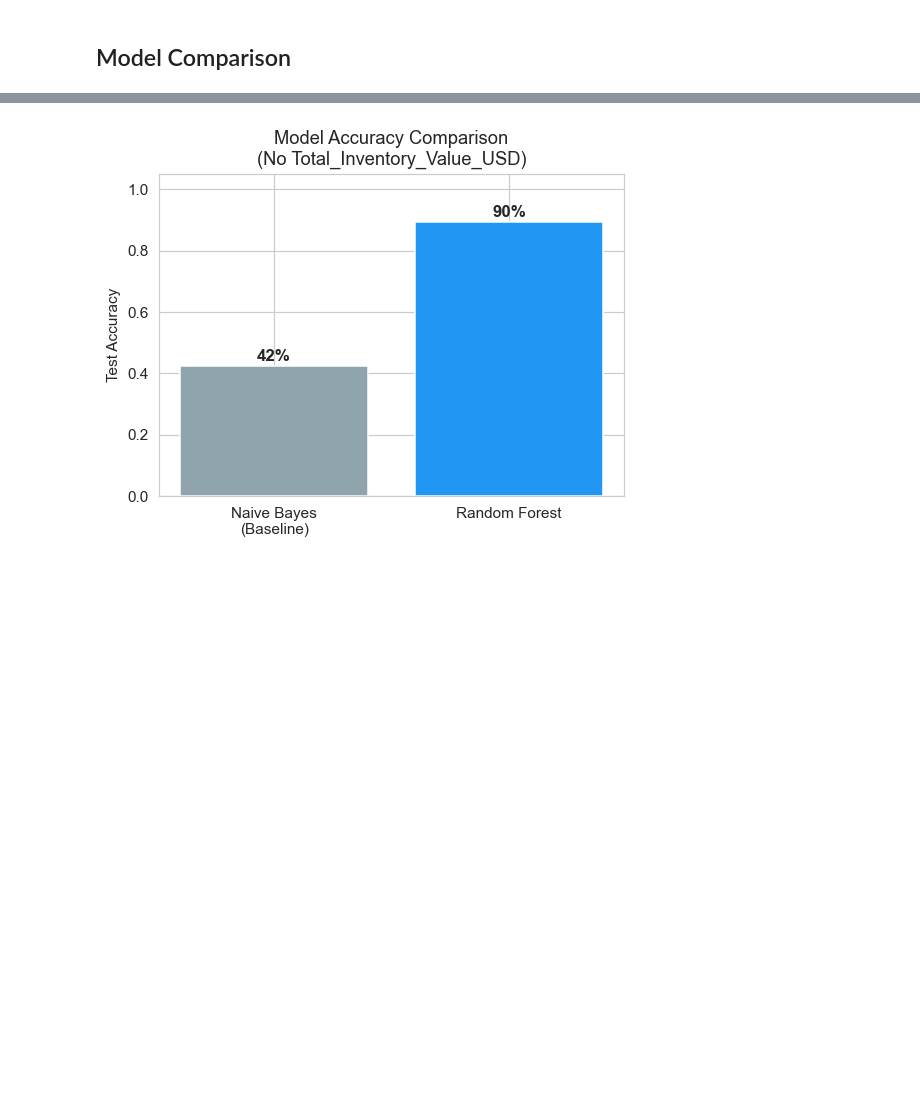
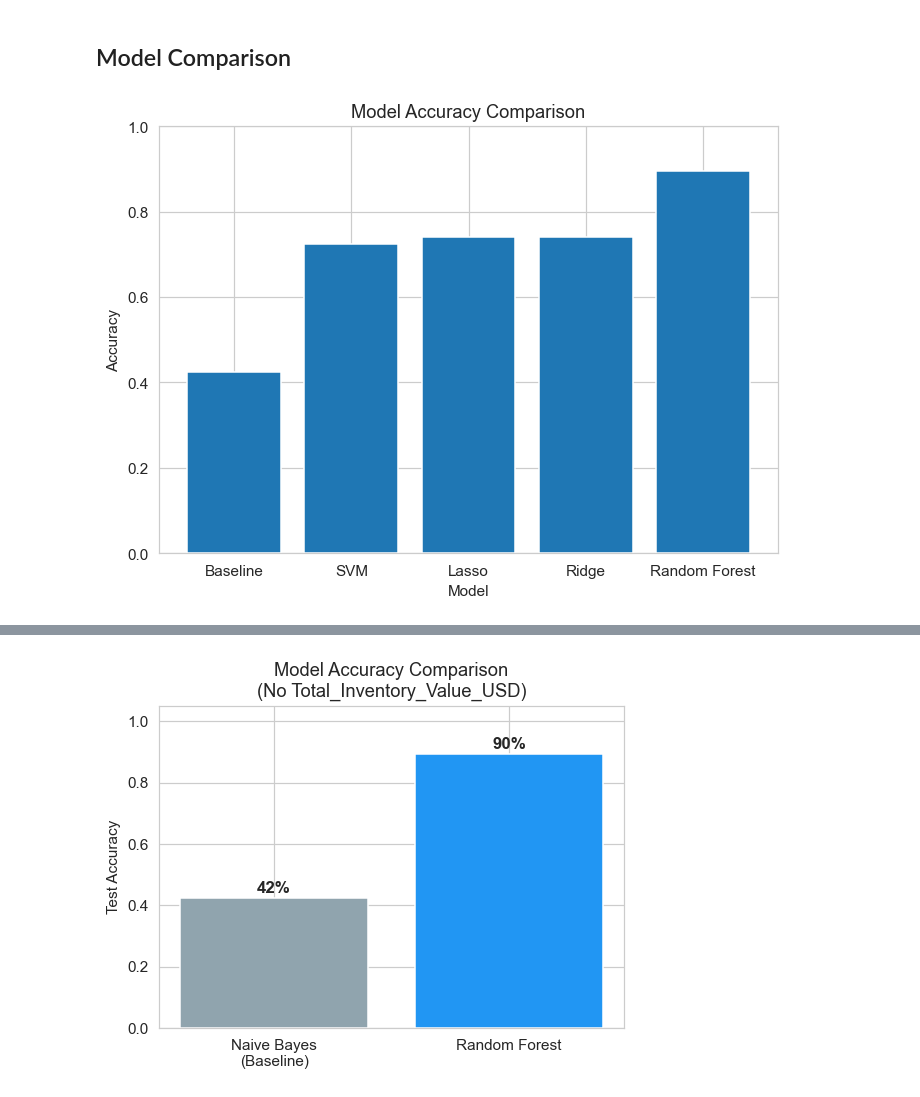
Before and after one commit to Beau-Belkowski/STT_811_Final_Project, a Jupyter notebook: STT_811_Project_Final.ipynb, the cells around one changed output, grey strips where cells are left out. Cells and saved outputs as stored; diff of their text form; code cells hidden in the pictures; blank space fills up the shorter version.

```diff
--- a/STT_811_Project_Final.ipynb
+++ b/STT_811_Project_Final.ipynb
@@ -359,3 +923,21 @@ This is not a coincidence — it's validation. The store's internal ABC labels a
 **Class B is the hardest to classify** (lowest F1 across all models), which is expected: B items sit at the boundary between A and C, and small differences in cost or velocity can tip a SKU either way.
 # %% [markdown]
 ## Model Comparison
+# %%
+models = ["Baseline", "SVM", "Lasso", "Ridge", "Random Forest"]
+accuracies = [0.425, 0.725, 0.74, 0.74, 0.895]
+
+plt.figure()
+
+plt.bar(models, accuracies)
+
+plt.xlabel("Model")
+plt.ylabel("Accuracy")
+plt.title("Model Accuracy Comparison")
+
+plt.ylim(0, 1)  # accuracy range
+
+plt.tight_layout()
+plt.show()
+# %% [output]
+[figure, added]
```
Also changed, not shown: parts of 55 cells of this notebook.
